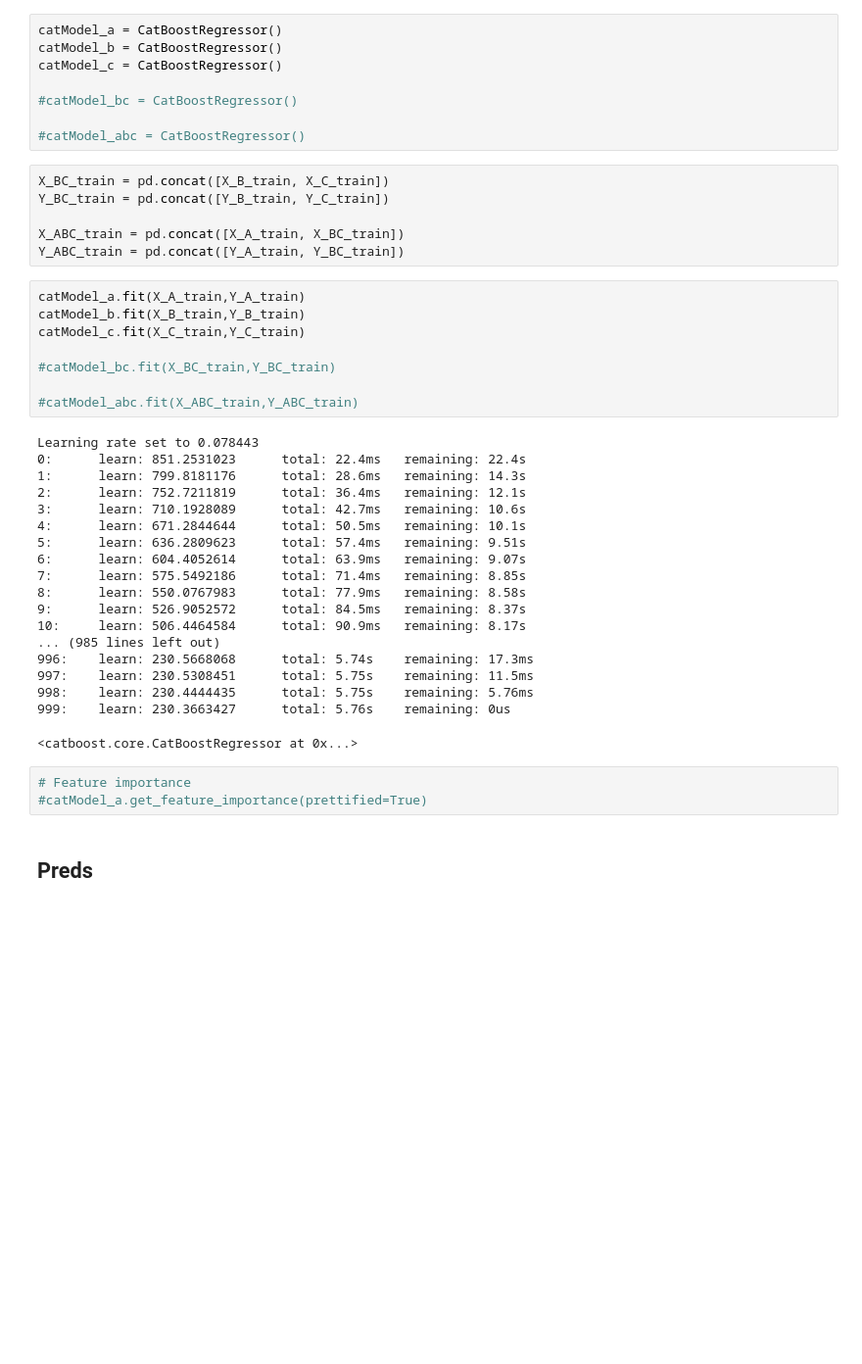
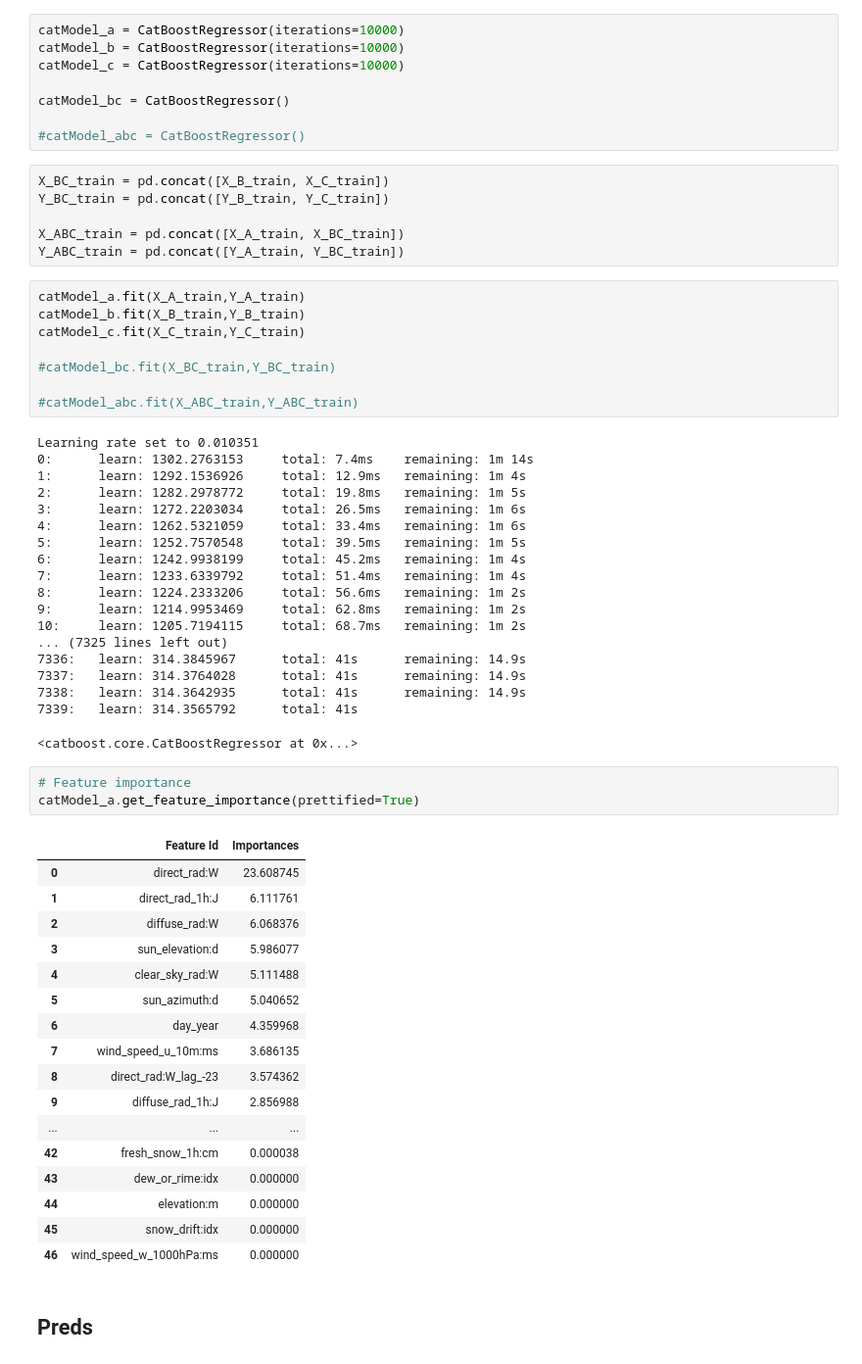
Before and after one commit to nasols/TDT4174-Machine-Learning, a Jupyter notebook: log_preds/cys_preds.ipynb, the cells around one changed output. Shown at 98% size. Cells and saved outputs as stored; diff of their text form; blank space fills up the shorter version.

```diff
--- a/log_preds/cys_preds.ipynb
+++ b/log_preds/cys_preds.ipynb
@@ -56,11 +56,11 @@ will try with two models:
 -   One for dataset A
 -   One for B and C
 # %%
-catModel_a = CatBoostRegressor()
-catModel_b = CatBoostRegressor()
-catModel_c = CatBoostRegressor()
+catModel_a = CatBoostRegressor(iterations=10000)
+catModel_b = CatBoostRegressor(iterations=10000)
+catModel_c = CatBoostRegressor(iterations=10000)
 
-#catModel_bc = CatBoostRegressor()
+catModel_bc = CatBoostRegressor()
 
 #catModel_abc = CatBoostRegressor()
 # %%
@@ -78,27 +78,45 @@ catModel_c.fit(X_C_train,Y_C_train)
 
 #catModel_abc.fit(X_ABC_train,Y_ABC_train)
 # %% [output]
-Learning rate set to 0.078443
-0:      learn: 851.2531023      total: 22.4ms   remaining: 22.4s
-1:      learn: 799.8181176      total: 28.6ms   remaining: 14.3s
-2:      learn: 752.7211819      total: 36.4ms   remaining: 12.1s
-3:      learn: 710.1928089      total: 42.7ms   remaining: 10.6s
-4:      learn: 671.2844644      total: 50.5ms   remaining: 10.1s
-5:      learn: 636.2809623      total: 57.4ms   remaining: 9.51s
-6:      learn: 604.4052614      total: 63.9ms   remaining: 9.07s
-7:      learn: 575.5492186      total: 71.4ms   remaining: 8.85s
-8:      learn: 550.0767983      total: 77.9ms   remaining: 8.58s
-9:      learn: 526.9052572      total: 84.5ms   remaining: 8.37s
-10:     learn: 506.4464584      total: 90.9ms   remaining: 8.17s
-... (985 lines left out)
-996:    learn: 230.5668068      total: 5.74s    remaining: 17.3ms
-997:    learn: 230.5308451      total: 5.75s    remaining: 11.5ms
-998:    learn: 230.4444435      total: 5.75s    remaining: 5.76ms
-999:    learn: 230.3663427      total: 5.76s    remaining: 0us
+Learning rate set to 0.010351
+0:      learn: 1302.2763153     total: 7.4ms    remaining: 1m 14s
+1:      learn: 1292.1536926     total: 12.9ms   remaining: 1m 4s
+2:      learn: 1282.2978772     total: 19.8ms   remaining: 1m 5s
+3:      learn: 1272.2203034     total: 26.5ms   remaining: 1m 6s
+4:      learn: 1262.5321059     total: 33.4ms   remaining: 1m 6s
+5:      learn: 1252.7570548     total: 39.5ms   remaining: 1m 5s
+6:      learn: 1242.9938199     total: 45.2ms   remaining: 1m 4s
+7:      learn: 1233.6339792     total: 51.4ms   remaining: 1m 4s
+8:      learn: 1224.2333206     total: 56.6ms   remaining: 1m 2s
+9:      learn: 1214.9953469     total: 62.8ms   remaining: 1m 2s
+10:     learn: 1205.7194115     total: 68.7ms   remaining: 1m 2s
+... (7325 lines left out)
+7336:   learn: 314.3845967      total: 41s      remaining: 14.9s
+7337:   learn: 314.3764028      total: 41s      remaining: 14.9s
+7338:   learn: 314.3642935      total: 41s      remaining: 14.9s
+7339:   learn: 314.3565792      total: 41s
 <catboost.core.CatBoostRegressor at 0x...>
 # %%
 # Feature importance
-#catModel_a.get_feature_importance(prettified=True)
+catModel_a.get_feature_importance(prettified=True)
+# %% [output]
+|  | Feature Id | Importances |
+| 0 | direct_rad:W | 23.608745 |
+| 1 | direct_rad_1h:J | 6.111761 |
+| 2 | diffuse_rad:W | 6.068376 |
+| 3 | sun_elevation:d | 5.986077 |
+| 4 | clear_sky_rad:W | 5.111488 |
+| 5 | sun_azimuth:d | 5.040652 |
+| 6 | day_year | 4.359968 |
+| 7 | wind_speed_u_10m:ms | 3.686135 |
+| 8 | direct_rad:W_lag_-23 | 3.574362 |
+| 9 | diffuse_rad_1h:J | 2.856988 |
+| ... | ... | ... |
+| 42 | fresh_snow_1h:cm | 0.000038 |
+| 43 | dew_or_rime:idx | 0.000000 |
+| 44 | elevation:m | 0.000000 |
+| 45 | snow_drift:idx | 0.000000 |
+| 46 | wind_speed_w_1000hPa:ms | 0.000000 |
 # %% [markdown]
 ## Preds
 # %%
```
Also changed, not shown: parts of 3 cells of this notebook, 9 other files.
